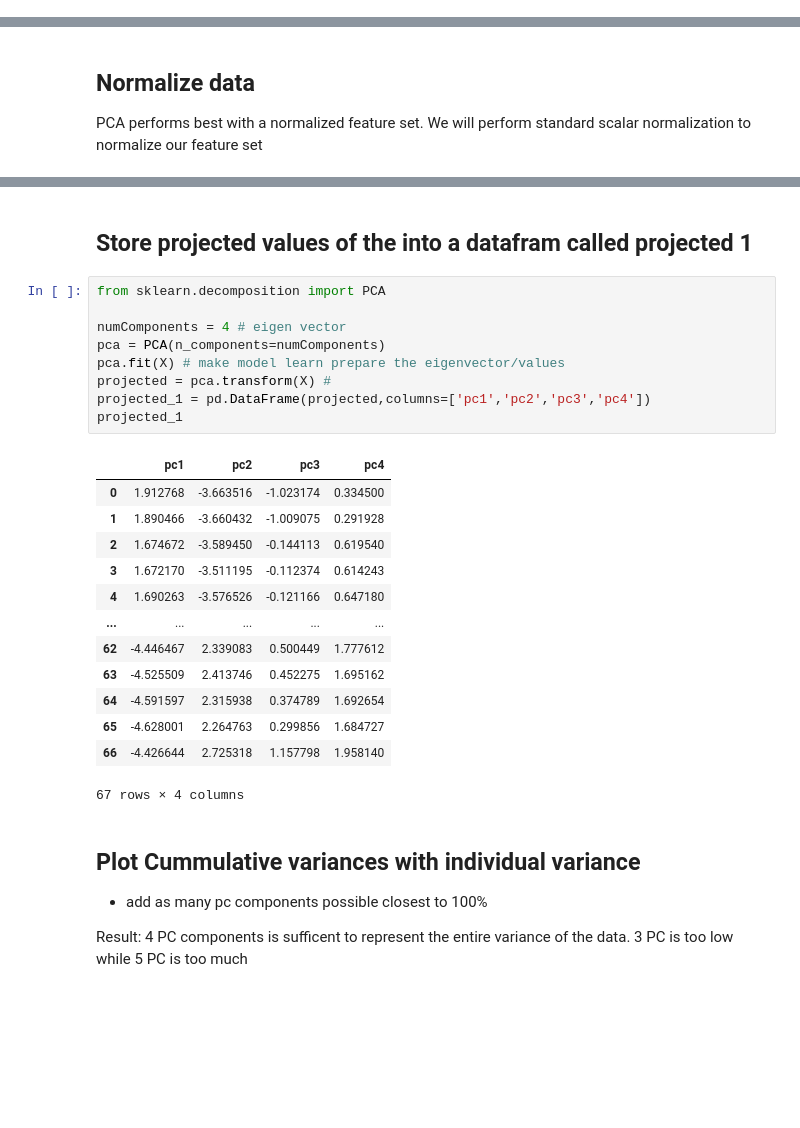
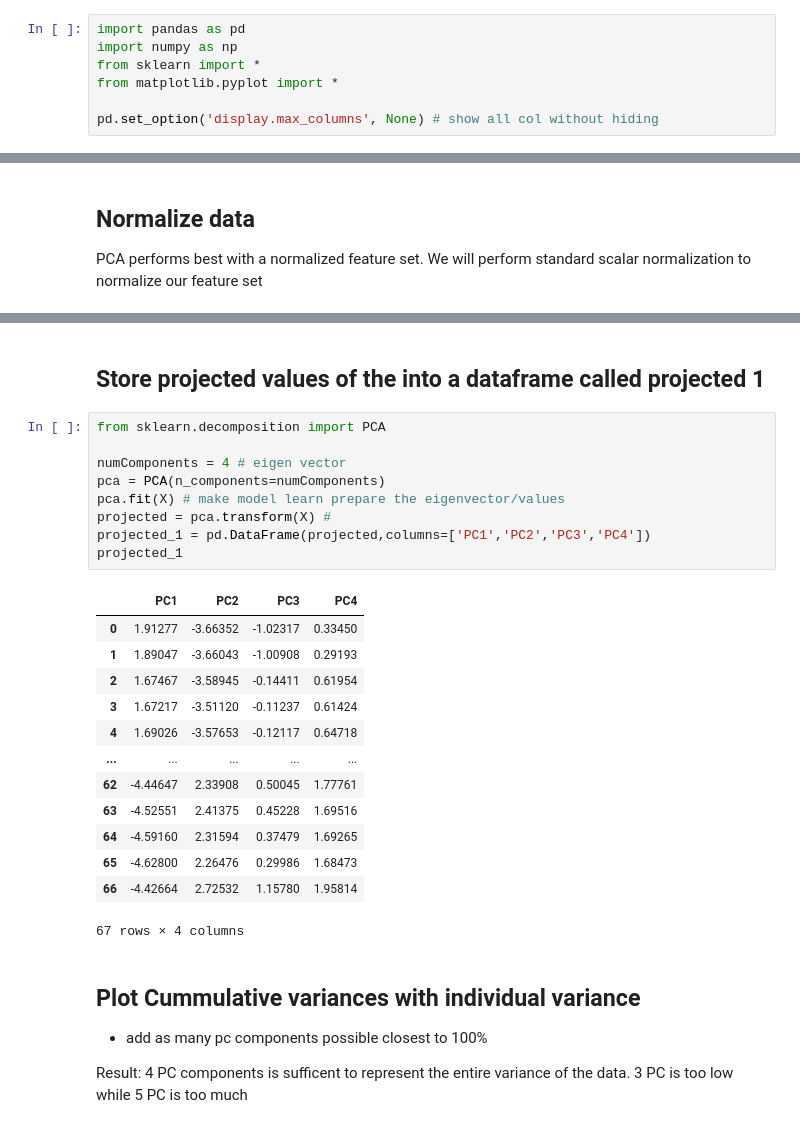
Before and after one commit to goldslime123/csc3005-DA, a Jupyter notebook: MeterB.ipynb, the cells around one changed output, grey strips where cells are left out. Cells and saved outputs as stored; diff of their text form; blank space fills up the shorter version.

```diff
--- a/MeterB.ipynb
+++ b/MeterB.ipynb
@@ -1,4 +1,11 @@
 # %% [markdown]
 # Data Preprocessing
 **<font color="red">Code:Load Dataset</font>**
+# %%
+import pandas as pd
+import numpy as np
+from sklearn import *
+from matplotlib.pyplot import *
+
+pd.set_option('display.max_columns', None) # show all col without hiding
 # %%
@@ -602,27 +615,27 @@ X.shape
 # %% [markdown]
-## Store projected values of the into a datafram called projected 1
+## Store projected values of the into a dataframe called projected 1
 # %%
 from sklearn.decomposition import PCA
 
 numComponents = 4 # eigen vector
 pca = PCA(n_components=numComponents)
 pca.fit(X) # make model learn prepare the eigenvector/values
 projected = pca.transform(X) #
-projected_1 = pd.DataFrame(projected,columns=['pc1','pc2','pc3','pc4'])
+projected_1 = pd.DataFrame(projected,columns=['PC1','PC2','PC3','PC4'])
 projected_1
 # %% [output]
-|  | pc1 | pc2 | pc3 | pc4 |
-| 0 | 1.912768 | -3.663516 | -1.023174 | 0.334500 |
-| 1 | 1.890466 | -3.660432 | -1.009075 | 0.291928 |
-| 2 | 1.674672 | -3.589450 | -0.144113 | 0.619540 |
-| 3 | 1.672170 | -3.511195 | -0.112374 | 0.614243 |
-| 4 | 1.690263 | -3.576526 | -0.121166 | 0.647180 |
+|  | PC1 | PC2 | PC3 | PC4 |
+| 0 | 1.91277 | -3.66352 | -1.02317 | 0.33450 |
+| 1 | 1.89047 | -3.66043 | -1.00908 | 0.29193 |
+| 2 | 1.67467 | -3.58945 | -0.14411 | 0.61954 |
+| 3 | 1.67217 | -3.51120 | -0.11237 | 0.61424 |
+| 4 | 1.69026 | -3.57653 | -0.12117 | 0.64718 |
 | ... | ... | ... | ... | ... |
-| 62 | -4.446467 | 2.339083 | 0.500449 | 1.777612 |
-| 63 | -4.525509 | 2.413746 | 0.452275 | 1.695162 |
-| 64 | -4.591597 | 2.315938 | 0.374789 | 1.692654 |
-| 65 | -4.628001 | 2.264763 | 0.299856 | 1.684727 |
-| 66 | -4.426644 | 2.725318 | 1.157798 | 1.958140 |
+| 62 | -4.44647 | 2.33908 | 0.50045 | 1.77761 |
+| 63 | -4.52551 | 2.41375 | 0.45228 | 1.69516 |
+| 64 | -4.59160 | 2.31594 | 0.37479 | 1.69265 |
+| 65 | -4.62800 | 2.26476 | 0.29986 | 1.68473 |
+| 66 | -4.42664 | 2.72532 | 1.15780 | 1.95814 |
 67 rows × 4 columns
 # %% [markdown]
 ## Plot Cummulative variances with individual variance
```
Also changed, not shown: parts of 29 cells of this notebook.
